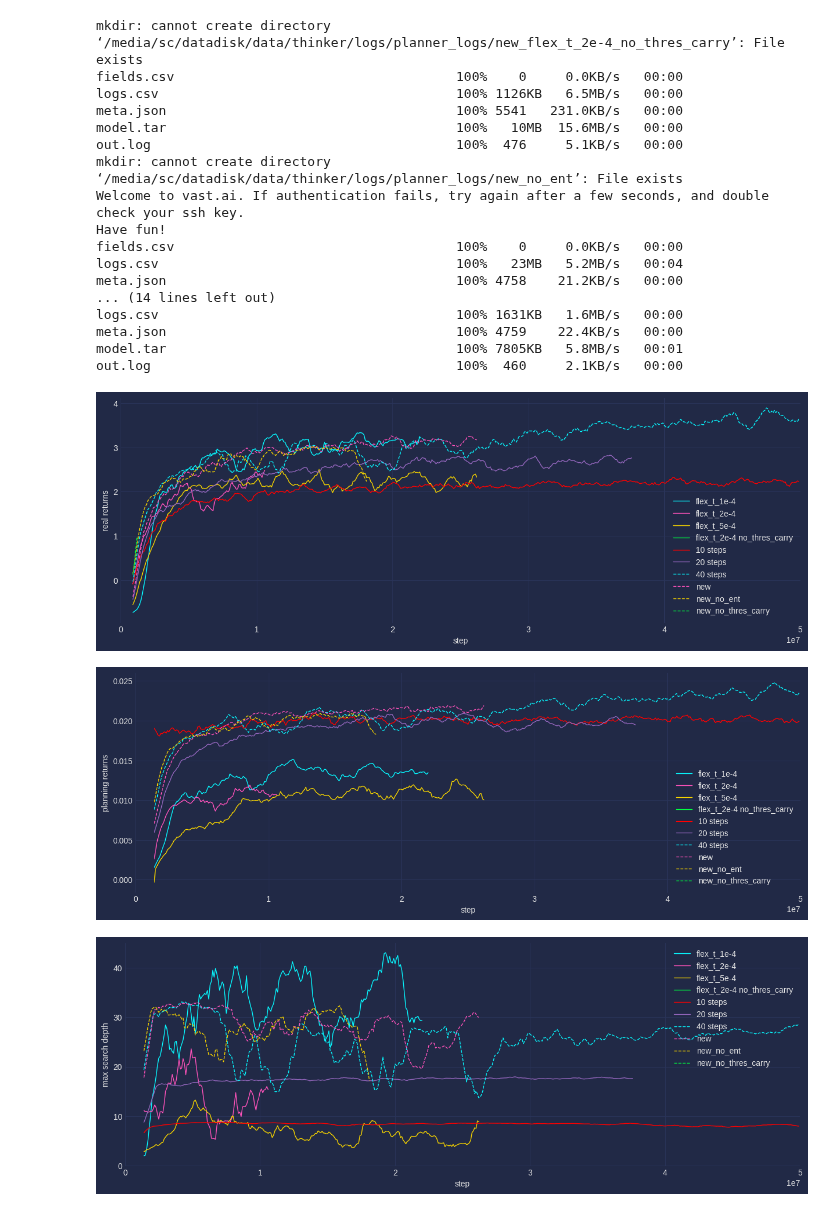
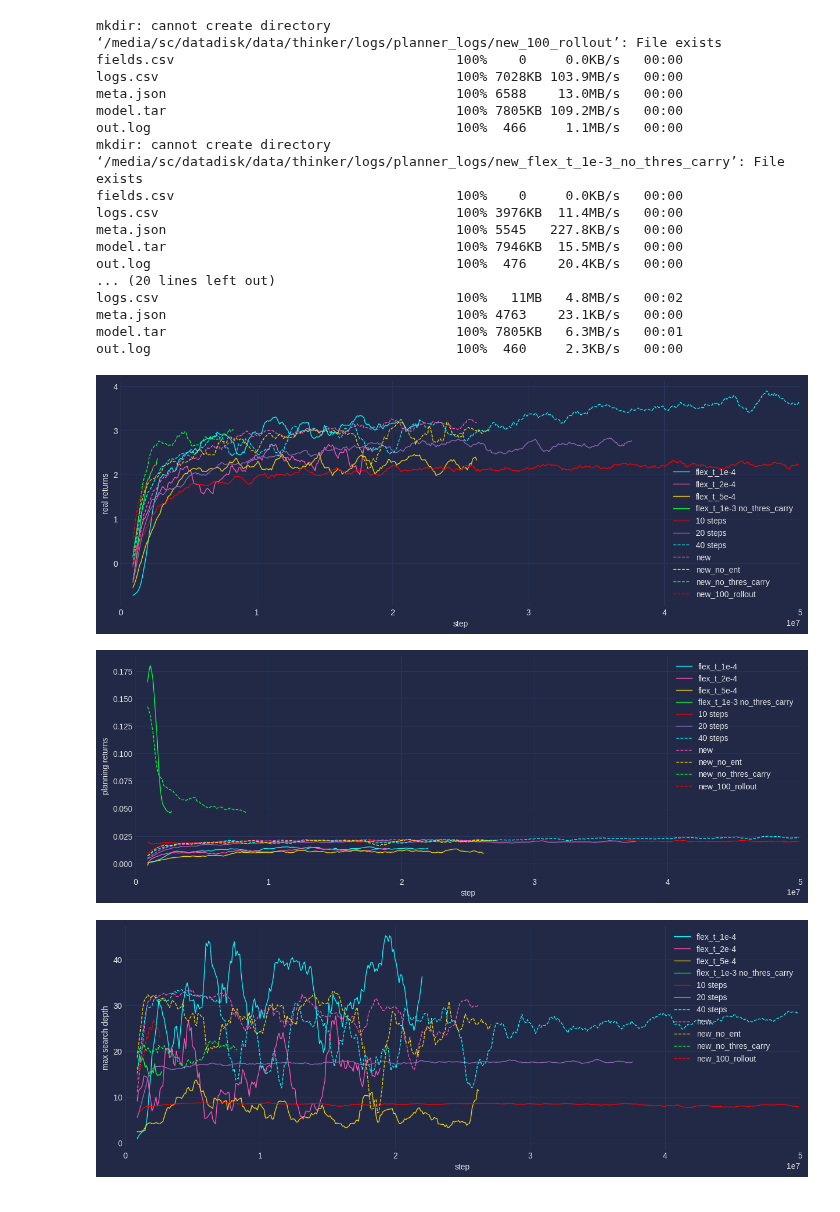
Before and after one commit to tuphs28/thinker_private_planning, a Jupyter notebook: plot.ipynb, the cells around one changed output. Drawn from its saved outputs; the diff is of its cells as text; code cells hidden in the pictures.

```diff
--- a/plot.ipynb
+++ b/plot.ipynb
@@ -114,7 +114,8 @@ def plot(all_stats, y="eps_ret", plot_dict=None, baseline=0, mv_avg=20, xlim=int
 
 def download(dir, refresh=True, load=True, load_runs=None):
     latest_runs = {#"uk": "alstm_3_1_rec_n_10_rei_aug2_clip_mem1_imcost_1_perfect_threscarry",
-                   "cam": "new_flex_t_2e-4_no_thres_carry",
+                   "ukl": "new_100_rollout",
+                   "cam": "new_flex_t_1e-3_no_thres_carry",
                    "v1": "new_no_ent",
                    "v2": "new_flex_t_2e-4",
                    "v4": "new_no_thres_carry",
@@ -159,52 +160,53 @@ def add_plan_step(stats):
 # %%
 %matplotlib inline
 #%matplotlib qt
 
 dir = "/media/sc/datadisk/data/thinker/logs/planner_logs"
 #dir = "D:\\data\\thinker\\logs\\planner_logs"
 download(dir, refresh=True, load=False)
 
 #style = None
 style = "cyberpunk"
 figsize = (15, 5)
 
 plot_dict = {
    "new_flex_t_1e-4": "flex_t_1e-4",
    "new_flex_t_2e-4": "flex_t_2e-4",
    "new_flex_t_5e-4": "flex_t_5e-4",
-   "new_flex_t_2e-4_no_thres_carry": "flex_t_2e-4 no_thres_carry",
+   "new_flex_t_1e-3_no_thres_carry": "flex_t_1e-3 no_thres_carry",
    "alstm_3_1_rec_n_10_rei_aug2_clip_mem1_imcost_1_perfect_treecarry_threscarry": "10 steps",
    "alstm_3_1_rec_n_20_rei_aug2_clip_mem1_imcost_1_perfect_treecarry_threscarry": "20 steps",
    "alstm_3_1_rec_n_40_rei_aug2_clip_mem1_imcost_1_perfect_treecarry_threscarry": "40 steps",
    "new": "new",
    "new_no_ent": "new_no_ent",
-   "new_no_thres_carry": "new_no_thres_carry"
+   "new_no_thres_carry": "new_no_thres_carry",
+   "new_100_rollout": "new_100_rollout",
 }
 
 all_stats = download(dir, refresh=False, load=True, load_runs=plot_dict.keys())
 
 plot(all_stats, "eps_ret", plot_dict, mv_avg=10, baseline=0, xlim=int(5e7), style=style, figsize=figsize)
-plot(all_stats, "rmean_im_episode_return", plot_dict, baseline=0, mv_avg=15, xlim=int(5e7), style=style, figsize=figsize)
-plot(all_stats, "max_rollout_depth", plot_dict, baseline=0, mv_avg=15, xlim=int(5e7), style=style, figsize=figsize)
-plot(all_stats, "mean_plan_step", plot_dict, baseline=0, mv_avg=15, xlim=int(5e7), style=style, figsize=figsize)
+plot(all_stats, "rmean_im_episode_return", plot_dict, baseline=0, mv_avg=10, xlim=int(5e7), style=style, figsize=figsize)
+plot(all_stats, "max_rollout_depth", plot_dict, baseline=0, mv_avg=10, xlim=int(5e7), style=style, figsize=figsize)
+plot(all_stats, "mean_plan_step", plot_dict, baseline=0, mv_avg=10, xlim=int(5e7), style=style, figsize=figsize)
 # %% [output]
-mkdir: cannot create directory ‘/media/sc/datadisk/data/thinker/logs/planner_logs/new_flex_t_2e-4_no_thres_carry’: File exists
+mkdir: cannot create directory ‘/media/sc/datadisk/data/thinker/logs/planner_logs/new_100_rollout’: File exists
 fields.csv                                    100%    0     0.0KB/s   00:00
-logs.csv                                      100% 1126KB   6.5MB/s   00:00
-meta.json                                     100% 5541   231.0KB/s   00:00
-model.tar                                     100%   10MB  15.6MB/s   00:00
-out.log                                       100%  476     5.1KB/s   00:00
-mkdir: cannot create directory ‘/media/sc/datadisk/data/thinker/logs/planner_logs/new_no_ent’: File exists
-Welcome to vast.ai. If authentication fails, try again after a few seconds, and double check your ssh key.
-Have fun!
+logs.csv                                      100% 7028KB 103.9MB/s   00:00
+meta.json                                     100% 6588    13.0MB/s   00:00
+model.tar                                     100% 7805KB 109.2MB/s   00:00
+out.log                                       100%  466     1.1MB/s   00:00
+mkdir: cannot create directory ‘/media/sc/datadisk/data/thinker/logs/planner_logs/new_flex_t_1e-3_no_thres_carry’: File exists
 fields.csv                                    100%    0     0.0KB/s   00:00
-logs.csv                                      100%   23MB   5.2MB/s   00:04
-meta.json                                     100% 4758    21.2KB/s   00:00
-... (14 lines left out)
-logs.csv                                      100% 1631KB   1.6MB/s   00:00
-meta.json                                     100% 4759    22.4KB/s   00:00
-model.tar                                     100% 7805KB   5.8MB/s   00:01
-out.log                                       100%  460     2.1KB/s   00:00
+logs.csv                                      100% 3976KB  11.4MB/s   00:00
+meta.json                                     100% 5545   227.8KB/s   00:00
+model.tar                                     100% 7946KB  15.5MB/s   00:00
+out.log                                       100%  476    20.4KB/s   00:00
+... (20 lines left out)
+logs.csv                                      100%   11MB   4.8MB/s   00:02
+meta.json                                     100% 4763    23.1KB/s   00:00
+model.tar                                     100% 7805KB   6.3MB/s   00:01
+out.log                                       100%  460     2.3KB/s   00:00
-[figure, old version]
+[figure, new version]
-[figure, old version]
+[figure, new version]
-[figure, old version]
+[figure, new version]
```
Also changed, not shown: parts of 1 cell of this notebook, 2 other files.
